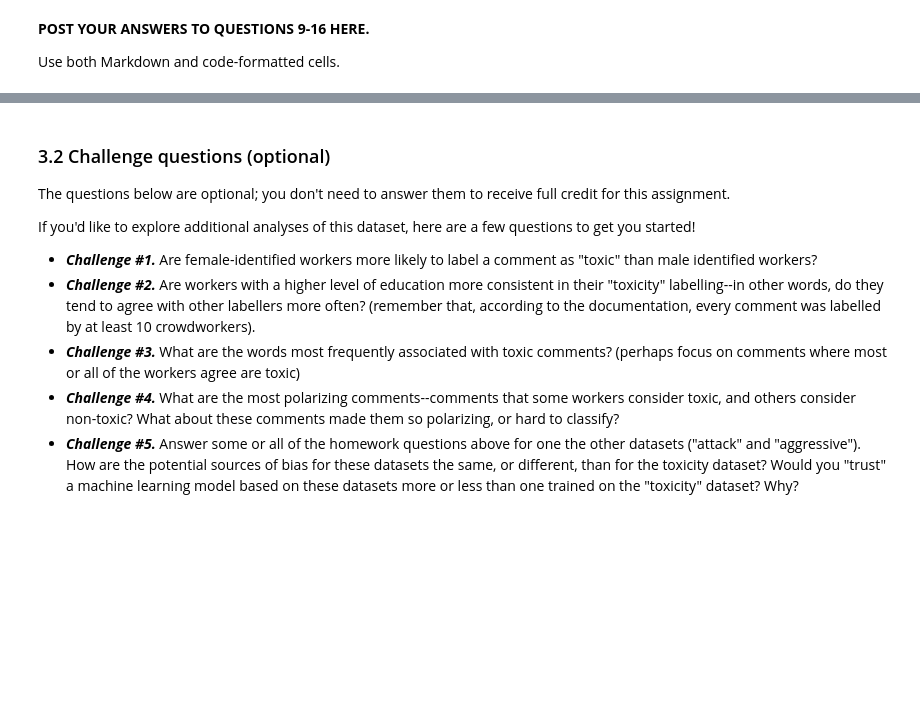
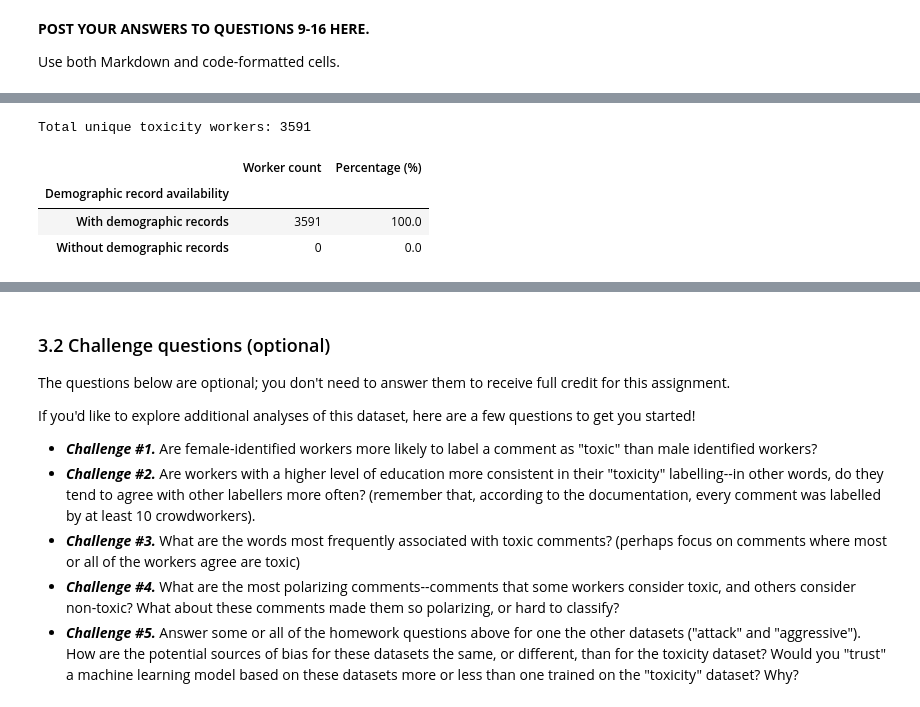
Before and after one commit to EvaChen05/hcde-410, a Jupyter notebook: A2/hcde410-a2.ipynb, the cells around one changed output, grey strips where cells are left out. Cells and saved outputs as stored; diff of their text form; code cells hidden in the pictures; blank space fills up the shorter version.

```diff
--- a/A2/hcde410-a2.ipynb
+++ b/A2/hcde410-a2.ipynb
@@ -849,0 +1032,80 @@ Use both Markdown and code-formatted cells.
+# %%
+import pandas as pd
+
+# Step 1: Read worker IDs from the toxicity annotation records.
+q9_annotations = pd.read_csv(
+    "wikipedia_datasets/toxicity_worker_demographics.tsv",
+    sep="\t",
+    usecols=["worker_id"],
+    dtype={"worker_id": "string"},
+    keep_default_na=False
+)
+
+# Step 2: Select only toxicity demographic records.
+q9_demographics = pd.DataFrame(all_annotators)
+
+q9_toxicity_demographics = q9_demographics.loc[
+    q9_demographics["dataset"] == "toxicity"
+].copy()
+
+# Step 3: Standardize IDs and count each worker only once.
+def q9_unique_worker_ids(column):
+    ids = column.astype("string").str.strip()
+    ids = ids.replace("", pd.NA).dropna()
+    return set(ids)
+
+
+q9_actual_workers = q9_unique_worker_ids(
+    q9_annotations["worker_id"]
+)
+
+q9_workers_with_demographics = q9_unique_worker_ids(
+    q9_toxicity_demographics["worker_id"]
+)
+
+# Step 4: Find actual workers with and without demographic records.
+q9_matched_workers = (
+    q9_actual_workers & q9_workers_with_demographics
+)
+
+q9_unmatched_workers = (
+    q9_actual_workers - q9_workers_with_demographics
+)
+
+q9_total = len(q9_actual_workers)
+q9_matched_count = len(q9_matched_workers)
+q9_unmatched_count = len(q9_unmatched_workers)
+
+# Step 5: Calculate percentages using all actual toxicity workers.
+q9_table = pd.DataFrame(
+    {
+        "Worker count": [q9_matched_count, q9_unmatched_count]
+    },
+    index=[
+        "With demographic records",
+        "Without demographic records"
+    ]
+)
+
+q9_table.index.name = "Demographic record availability"
+q9_table["Percentage (%)"] = (
+    q9_table["Worker count"] / q9_total * 100
+)
+
+print("Total unique toxicity workers:", q9_total)
+display(q9_table.round(2))
+
+# Step 6: Print an answer based on the actual results.
+q9_coverage = q9_matched_count / q9_total * 100
+
+print(
+    f"We have demographic records for {q9_matched_count:,} "
+    f"of the {q9_total:,} unique workers who annotated the "
+    f"toxicity dataset ({q9_coverage:.2f}%)."
+)
+# %% [output]
+Total unique toxicity workers: 3591
+|  | Worker count | Percentage (%) |
+| Demographic record availability |  |  |
+| With demographic records | 3591 | 100.0 |
+| Without demographic records | 0 | 0.0 |
```
Also changed, not shown: parts of 18 cells of this notebook.
